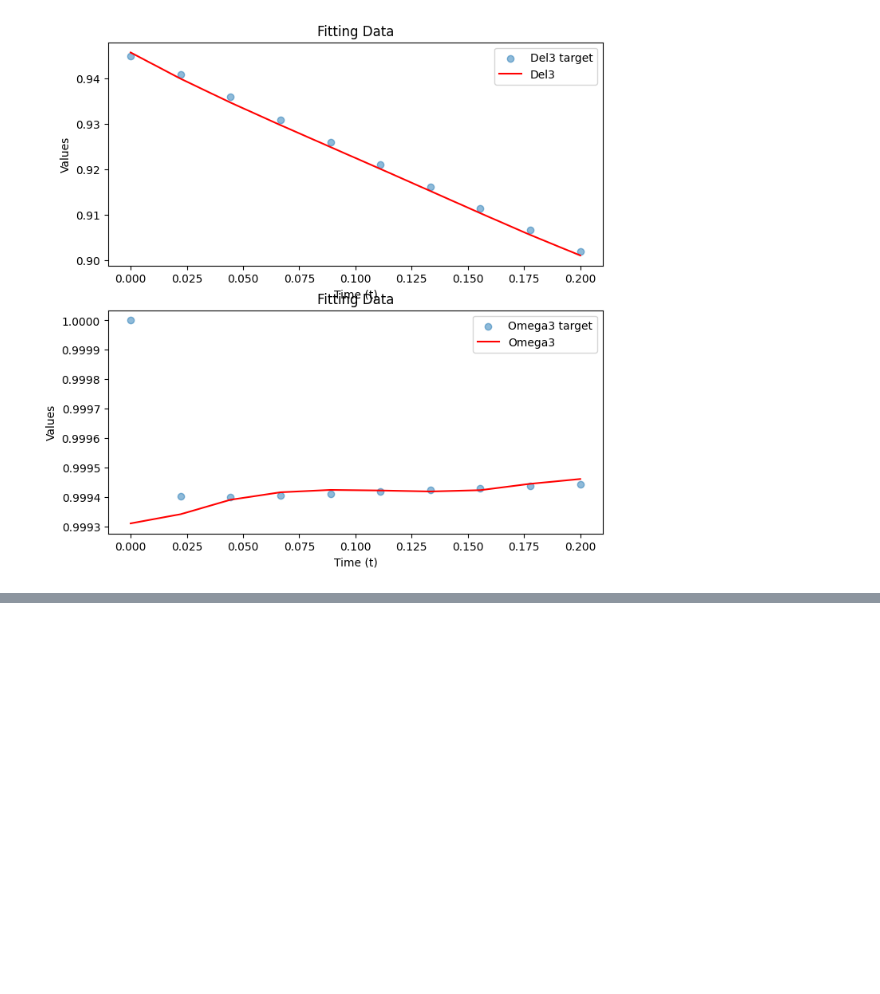
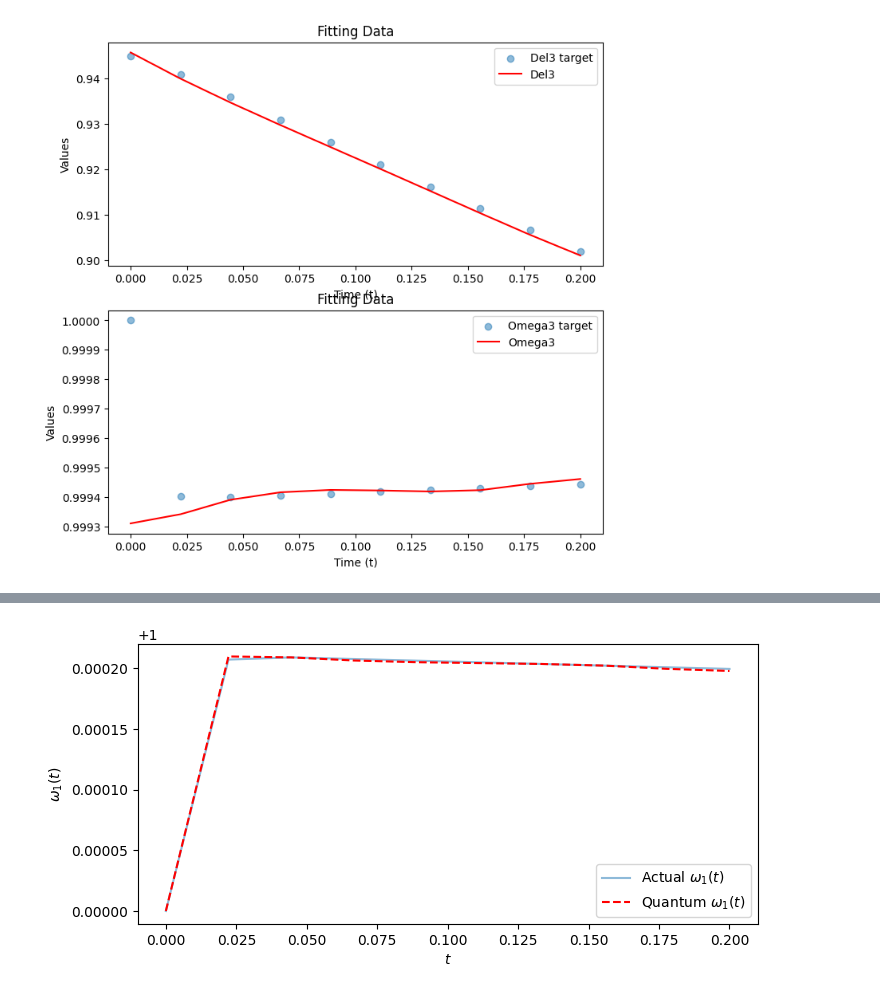
Before and after one commit to natanil-m/QML_PowerSystem, a Jupyter notebook: 3-machine/Comparison/QNN_DAE_SOLVED_0-0.2-10pts arcsin.ipynb, the cells around one changed output, grey strips where cells are left out. Saved outputs shown, nothing was run; the diff lists cells and outputs as text; code cells hidden in the pictures; blank space fills up the shorter version.

```diff
--- a/3-machine/Comparison/QNN_DAE_SOLVED_0-0.2-10pts arcsin.ipynb
+++ b/3-machine/Comparison/QNN_DAE_SOLVED_0-0.2-10pts arcsin.ipynb
@@ -404,0 +473,81 @@ Text(0.5, 1.0, 'Fitting Data')
+# %%
+import matplotlib.pyplot as plt
+
+
+
+# delta1_omega1
+plt.figure(figsize=(8, 8))
+# plt.subplot(2, 1, 1)
+# plt.plot(t_data, del1_target_values,color='green', label='Actual $\delta_1(t)$', alpha=0.5)
+delta_pred1 = f(theta1,w1,t_data)
+delta_pred1[0]=del1_target_values[0]
+plt.plot(t_data, delta_pred1, 'r--', label='Quantum $\delta_1(t)$')
+plt.xlabel('$t$')
+plt.ylabel('$\delta_1(t)$')
+plt.legend()
+#plt.title('Fitting Data')
+
+
+
+plt.subplot(2, 1, 2)
+plt.plot(t_data, omega1_target_values, label='Actual $\omega_1(t)$', alpha=0.5)
+delta_pred1_prime = np.gradient(delta_pred1, t_data)
+omega_pred1 = (1/Ws)*delta_pred1_prime+1
+omega_pred1[0]=omega1_target_values[0]
+plt.plot(t_data, omega_pred1, 'r--', label='Quantum $\omega_1(t)$')
+plt.xlabel('$t$')
+plt.ylabel('$\omega_1(t)$')
+plt.legend()
+#plt.title('Fitting Data')
+
+
+
+
+# delta2_omega2
+plt.figure(figsize=(8, 8))
+plt.subplot(2, 1, 1)
+plt.plot(t_data, del2_target_values, label='Actual $\delta_2(t)$', alpha=0.5)
+delta_pred2 = f(theta2,w2,t_data)
+delta_pred2[0]=del2_target_values[0]
+plt.plot(t_data, delta_pred2, 'r--', label='Quantum $\delta_2(t)$')
+plt.xlabel('$t$')
+plt.ylabel('$\delta_2(t)$')
+plt.legend()
+#plt.title('Fitting Data')
+
+plt.subplot(2, 1, 2)
+plt.plot(t_data, omega2_target_values, label='Actual $\omega_2(t)$', alpha=0.5)
+delta_pred2_prime = np.gradient(delta_pred2, t_data)
+omega_pred2 = (1/Ws)*delta_pred2_prime+1
+omega_pred2[0]=omega2_target_values[0]
+plt.plot(t_data, omega_pred2, 'r--', label='Quantum $\omega_2(t)$')
+plt.xlabel('$t$')
+plt.ylabel('$\omega_2(t)$')
+plt.legend()
+#plt.title('Fitting Data')
+
+
+
+# delta3_omega3
+plt.figure(figsize=(8, 8))
+plt.subplot(2, 1, 1)
+plt.plot(t_data, del3_target_values, label='Actual $\delta_3(t)$', alpha=0.5)
+delta_pred3 = f(theta3,w3,t_data)
+delta_pred3[0]=del3_target_values[0]
+plt.plot(t_data, delta_pred3, 'r--', label='Quantum $\delta_3(t)$')
+plt.xlabel('$t$')
+plt.ylabel('$\delta_3(t)$')
+plt.legend()
+#plt.title('Fitting Data')
+
+plt.subplot(2, 1, 2)
+plt.plot(t_data, omega3_target_values, label='Actual $\omega_3(t)$', alpha=0.5)
+delta_pred3_prime = np.gradient(delta_pred3, t_data)
+omega_pred3 = (1/Ws)*delta_pred3_prime+1
+omega_pred3[0]=omega3_target_values[0]
+plt.plot(t_data, omega_pred3, 'r--', label='Quantum $\omega_3(t)$')
+plt.xlabel('$t$')
+plt.ylabel('$\omega_3(t)$')
+plt.legend()
+# plt.title('Fitting Data')
+# %% [output]
@@ -404,0 +555 @@ Text(0.5, 1.0, 'Fitting Data')
+[figure, added]
```
Also changed, not shown: parts of 5 cells of this notebook, 13 other files.
